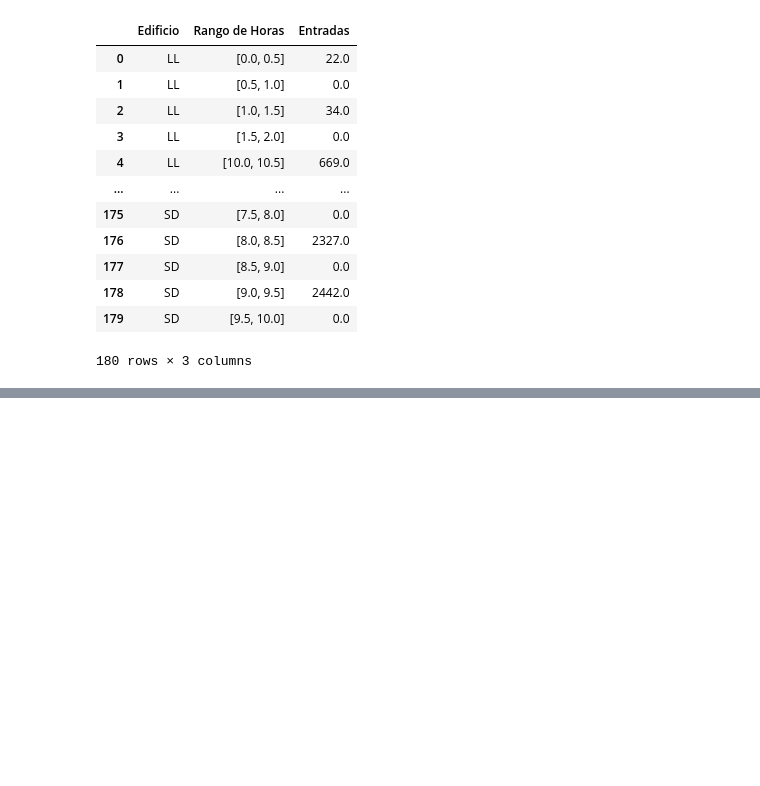
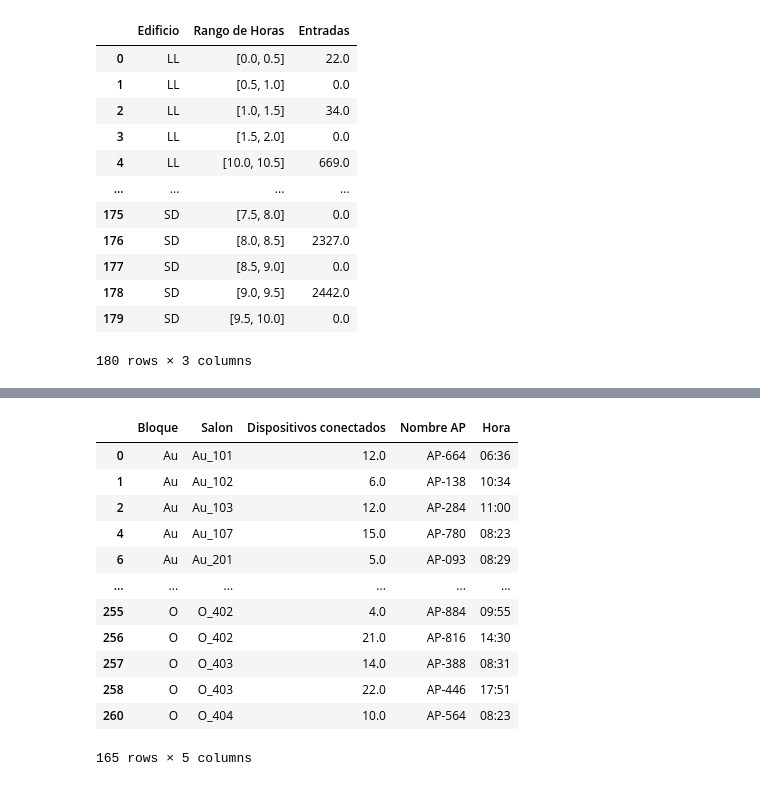
Before and after one commit to Sayala100/Thesis-SmartCampusVisualization, a Jupyter notebook: backend/notebooks/courses_treatment.ipynb, the cells around one changed output, grey strips where cells are left out. Cells and saved outputs as stored; diff of their text form; code cells hidden in the pictures; blank space fills up the shorter version.

```diff
--- a/backend/notebooks/courses_treatment.ipynb
+++ b/backend/notebooks/courses_treatment.ipynb
@@ -454,0 +474,2 @@ final_df.to_csv('../data/entradas_edificio_hora_completos.csv', index=False)
+# %%
+aps.dropna(inplace=True)
@@ -454,0 +492,33 @@ final_df.to_csv('../data/entradas_edificio_hora_completos.csv', index=False)
+# %%
+# Se eliminan las columnas que no se necesitan
+aps.drop(columns=['MAC','Capacidad'], inplace=True)
+# Se cambia el formato de la columna "Hora" para que sea compatible con el formato de la columna "Rango de Horas"
+aps['Hora'] = aps['Hora'].str.split(' ', expand=True)[1]
+# Se convierte la columna "Hora" a formato datetime
+aps['Hora'] = pd.to_datetime(aps['Hora'], format='%H:%M:%S')
+
+# Definir los límites de tiempo
+inicio = pd.to_datetime('06:30').time()
+fin = pd.to_datetime('22:00').time()
+
+# Filtrar el DataFrame
+aps = aps[(aps['Hora'].dt.time >= inicio) & (aps['Hora'].dt.time <= fin)]
+
+# Formatear la hora para que no tenga segundos
+aps['Hora'] = aps['Hora'].dt.strftime('%H:%M')
+# %%
+aps
+# %% [output]
+|  | Bloque | Salon | Dispositivos conectados | Nombre AP | Hora |
+| 0 | Au | Au_101 | 12.0 | AP-664 | 06:36 |
+| 1 | Au | Au_102 | 6.0 | AP-138 | 10:34 |
+| 2 | Au | Au_103 | 12.0 | AP-284 | 11:00 |
+| 4 | Au | Au_107 | 15.0 | AP-780 | 08:23 |
+| 6 | Au | Au_201 | 5.0 | AP-093 | 08:29 |
+| ... | ... | ... | ... | ... | ... |
+| 255 | O | O_402 | 4.0 | AP-884 | 09:55 |
+| 256 | O | O_402 | 21.0 | AP-816 | 14:30 |
+| 257 | O | O_403 | 14.0 | AP-388 | 08:31 |
+| 258 | O | O_403 | 22.0 | AP-446 | 17:51 |
+| 260 | O | O_404 | 10.0 | AP-564 | 08:23 |
+165 rows × 5 columns
```
Also changed, not shown: parts of 14 cells of this notebook.
